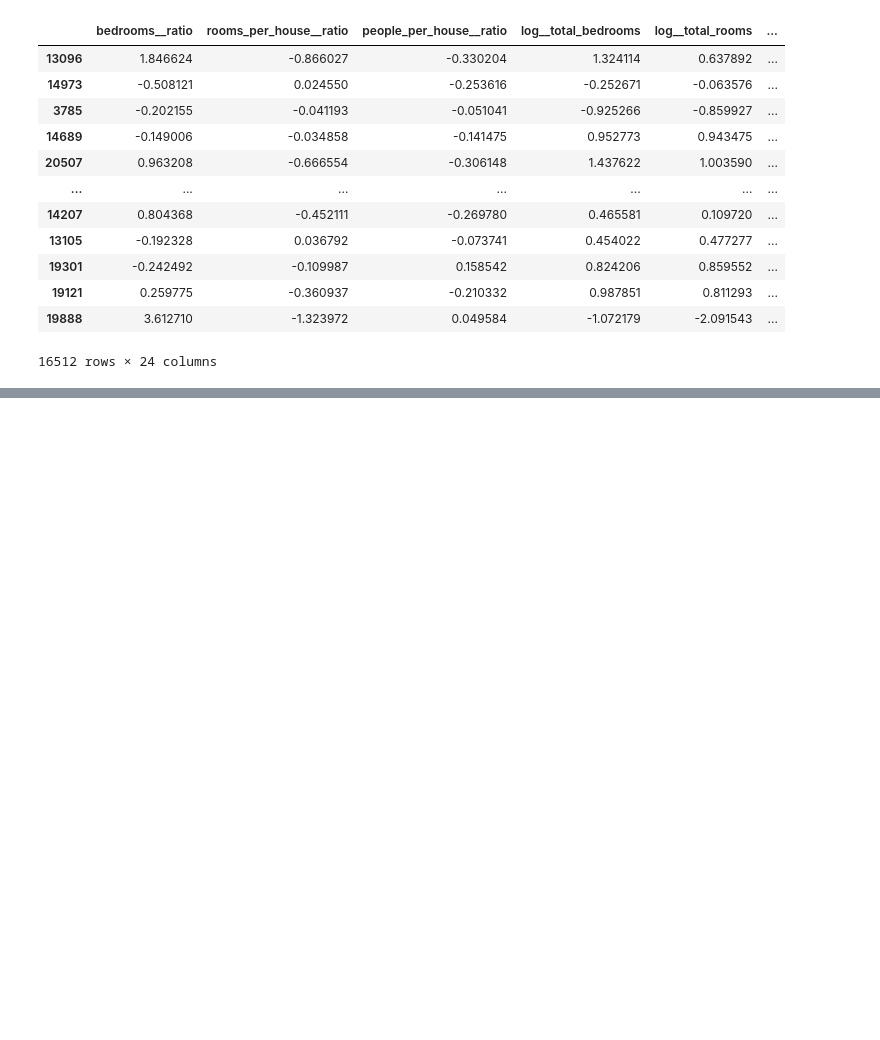
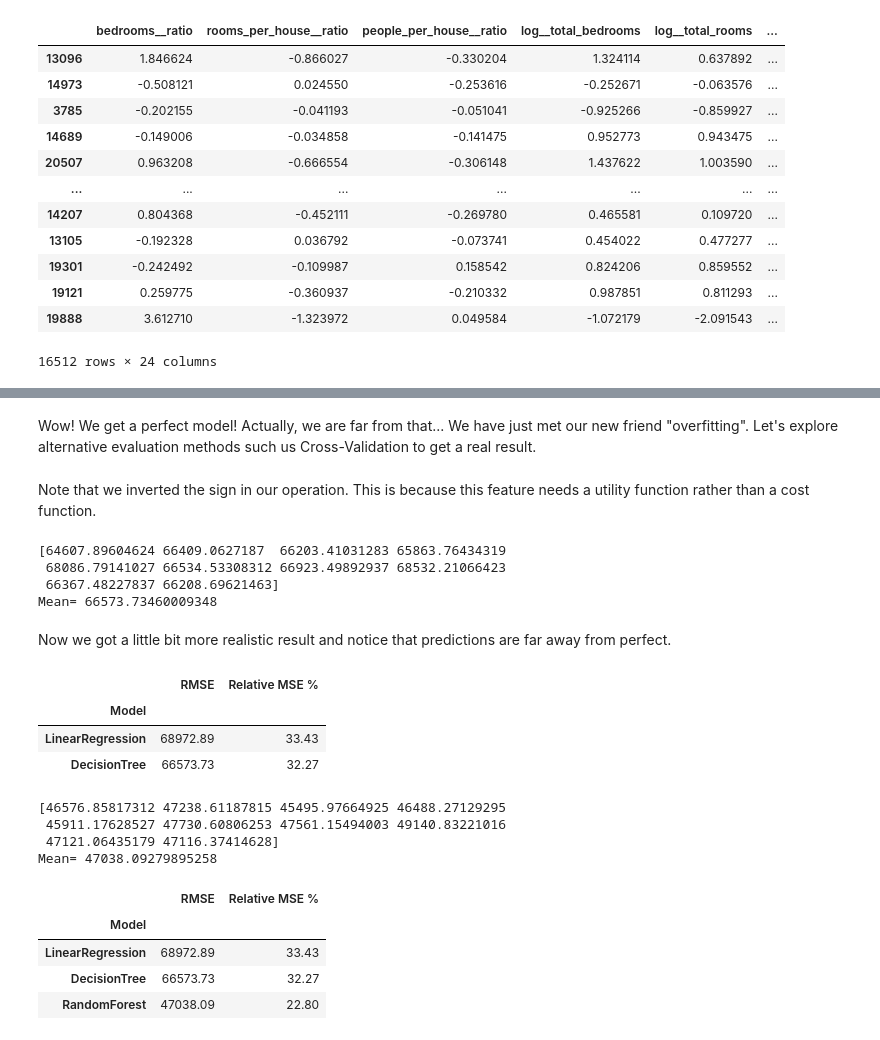
Before and after one commit to oscarguillen-ml/ML-Internship-Portfolio, a Jupyter notebook: 01-california-housing-end-to-end/california_housing.ipynb, the cells around one changed output, grey strips where cells are left out. Saved outputs shown, nothing was run; the diff lists cells and outputs as text; code cells hidden in the pictures; blank space fills up the shorter version.

Commit message:
feat: Train and evaluate baseline regression models

```diff
--- a/01-california-housing-end-to-end/california_housing.ipynb
+++ b/01-california-housing-end-to-end/california_housing.ipynb
@@ -639,0 +642,5 @@ df_housing_prepared
+# %%
+from sklearn.linear_model import LinearRegression
+
+lin_reg= make_pipeline(preprocessing,LinearRegression())
+lin_reg.fit(housing,housing_labels);
@@ -639,0 +669,14 @@ df_housing_prepared
+# %%
+results_dict=[]
+
+def adding_results(rmse,ModelName):
+    results_dict.append({
+        'Model':ModelName,
+        'RMSE': rmse,
+        'Relative MSE %': rmse*100/np.mean(housing_labels)})
+
+adding_results(lin_rmse,'LinearRegression')
+
+df_results = pd.DataFrame(results_dict).set_index('Model').round(2)
+
+df_results
@@ -639,0 +689,9 @@ df_housing_prepared
+# %%
+from sklearn.tree import DecisionTreeRegressor
+
+tree_reg= make_pipeline(preprocessing, DecisionTreeRegressor(random_state=42))
+tree_reg.fit(housing,housing_labels)
+
+housing_predictions=tree_reg.predict(housing)
+tree_rmse= root_mean_squared_error(housing_labels,housing_predictions)
+tree_rmse
@@ -639,0 +700,2 @@ df_housing_prepared
+# %% [markdown]
+Wow! We get a perfect model! Actually, we are far from that... We have just met our new friend "overfitting". Let's explore alternative evaluation methods such us Cross-Validation to get a real result.
@@ -639,0 +707,50 @@ df_housing_prepared
+# %% [markdown]
+Note that we inverted the sign in our operation. This is because this feature needs a utility function rather than a cost function.
+# %%
+print(tree_rmses)
+print('Mean=', np.mean(tree_rmses))
+# %% [output]
+[64607.89604624 66409.0627187  66203.41031283 65863.76434319
+ 68086.79141027 66534.53308312 66923.49892937 68532.21066423
+ 66367.48227837 66208.69621463]
+Mean= 66573.73460009348
+# %% [markdown]
+Now we got a little bit more realistic result and notice that predictions are far away from perfect.
+# %%
+adding_results(np.mean(tree_rmses),'DecisionTree')
+
+df_results = pd.DataFrame(results_dict).set_index('Model').round(2)
+
+df_results
+# %% [output]
+|  | RMSE | Relative MSE % |
+| Model |  |  |
+| LinearRegression | 68972.89 | 33.43 |
+| DecisionTree | 66573.73 | 32.27 |
+# %%
+from sklearn.ensemble import RandomForestRegressor
+
+forest_reg=make_pipeline(preprocessing, RandomForestRegressor(random_state=42))
+
+forest_rmses = -cross_val_score(forest_reg, housing, housing_labels,
+                                scoring="neg_root_mean_squared_error", cv=10)
+
+print(forest_rmses)
+print('Mean=', np.mean(forest_rmses))
+# %% [output]
+[46576.85817312 47238.61187815 45495.97664925 46488.27129295
+ 45911.17628527 47730.60806253 47561.15494003 49140.83221016
+ 47121.06435179 47116.37414628]
+Mean= 47038.09279895258
+# %%
+adding_results(np.mean(forest_rmses),'RandomForest')
+
+df_results = pd.DataFrame(results_dict).set_index('Model').round(2)
+
+df_results
+# %% [output]
+|  | RMSE | Relative MSE % |
+| Model |  |  |
+| LinearRegression | 68972.89 | 33.43 |
+| DecisionTree | 66573.73 | 32.27 |
+| RandomForest | 47038.09 | 22.80 |
```
Also changed, not shown: parts of 16 cells of this notebook.
